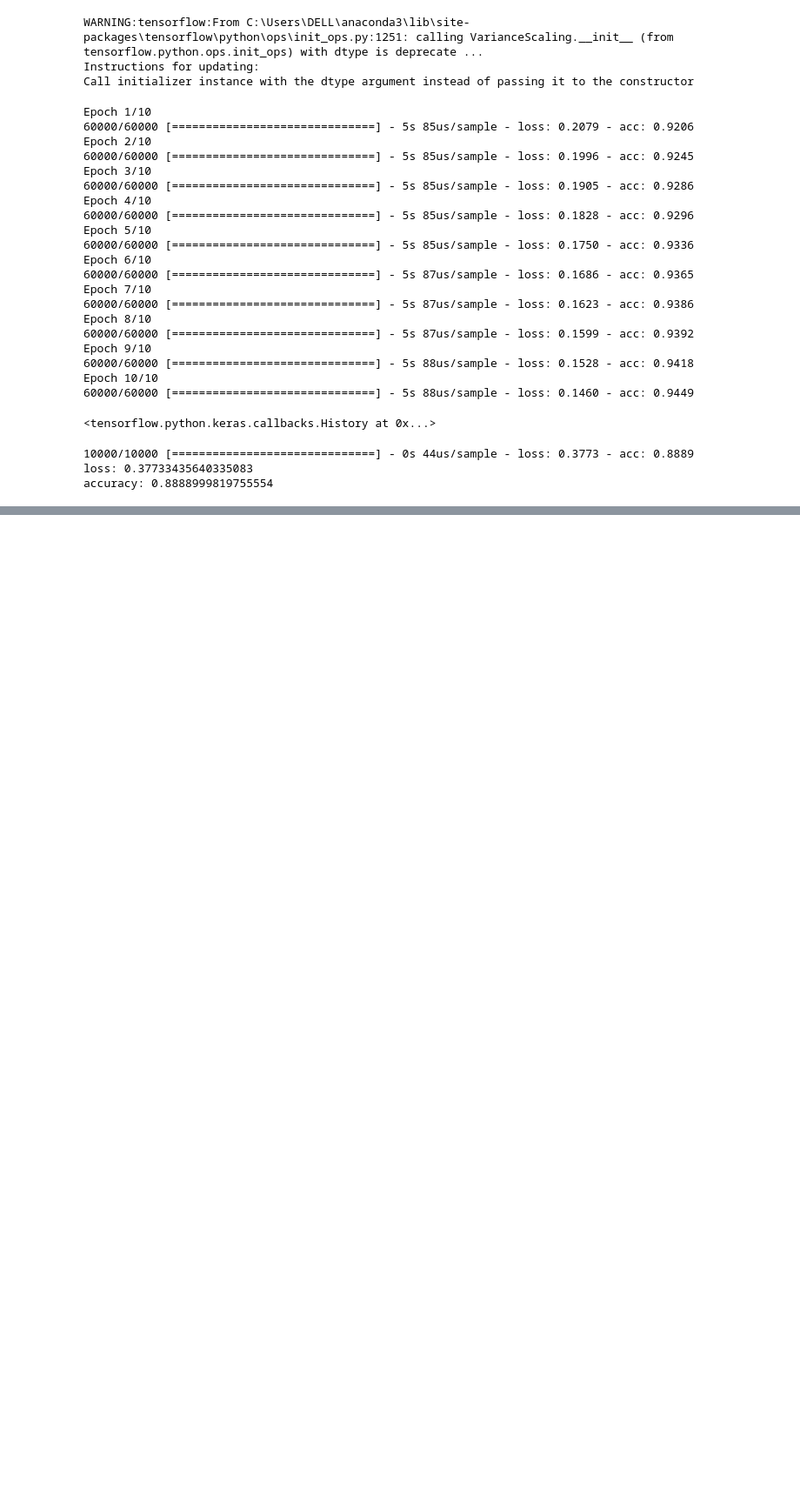
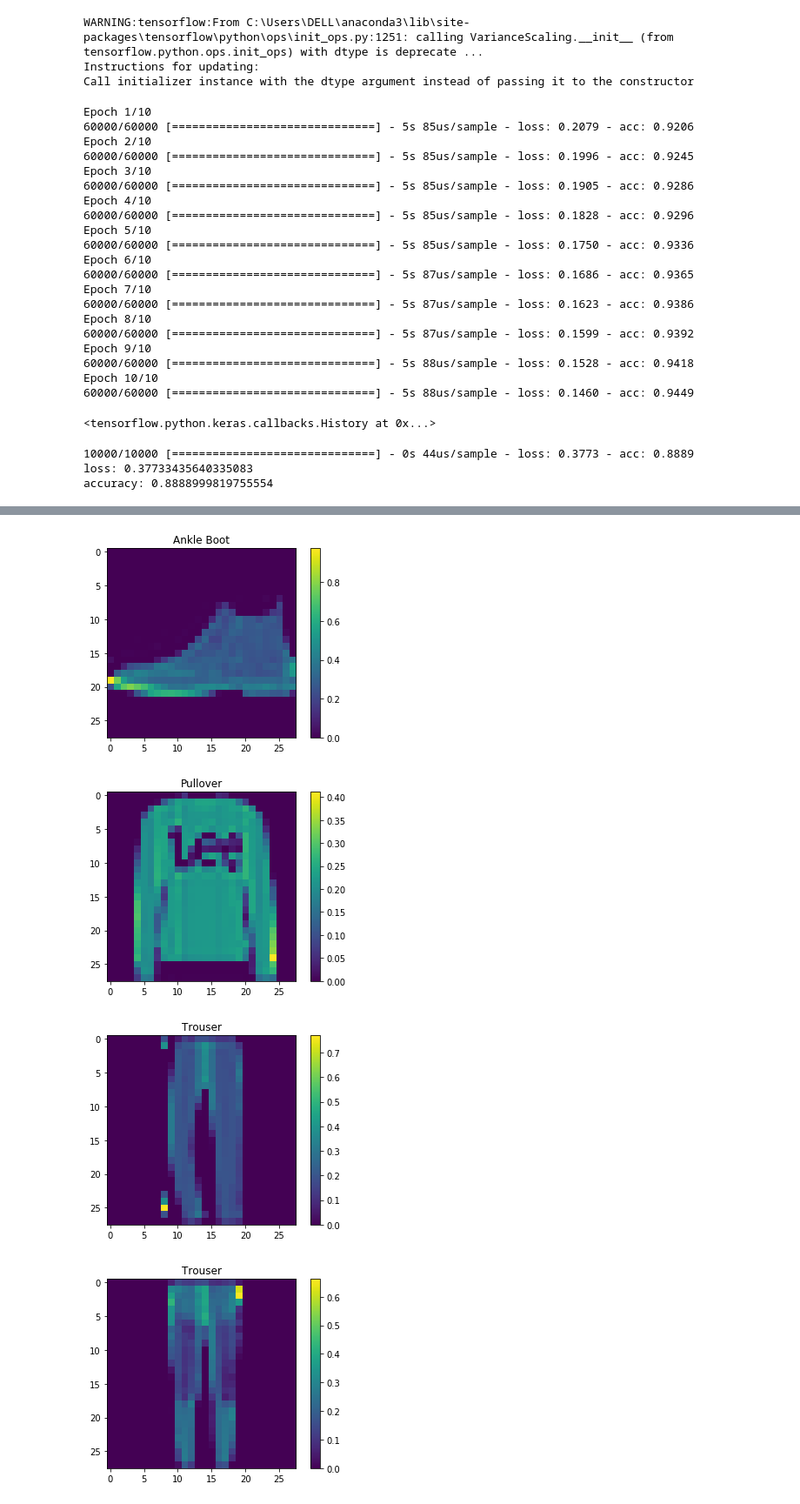
Before and after one commit to neotheobserver/deep_learning_neural_networks, a Jupyter notebook: Deep Learning (Project 01).ipynb, the cells around one changed output, grey strips where cells are left out. Shown at 87% size. Cells and saved outputs as stored; diff of their text form; code cells hidden in the pictures; blank space fills up the shorter version.

```diff
--- a/Deep Learning (Project 01).ipynb
+++ b/Deep Learning (Project 01).ipynb
@@ -76,4 +76,4 @@ accuracy: 0.8888999819755554
 # %%
 # Save the model & Load
 model.save('fashion_predictor.model')
-fashion_predictor = k
+fashion_predictor = keras.models.load_model('fashion_predictor.model')
@@ -79,0 +87,4 @@ fashion_predictor = k
+# %%
+# Make predictions
+predictions = fashion_predictor.predict(test_images)
+predictions[15]
@@ -79,0 +110,13 @@ fashion_predictor = k
+# %%
+# Visualize the first predictions
+for i in range(5):
+    plt.figure()
+    plt.title(class_names[np.argmax(predictions[i])])
+    plt.imshow(test_images[i])
+    plt.colorbar()
+    plt.show()
+# %% [output]
+[figure, added]
+[figure, added]
+[figure, added]
+[figure, added]
```
Also changed, not shown: parts of 6 cells of this notebook.
